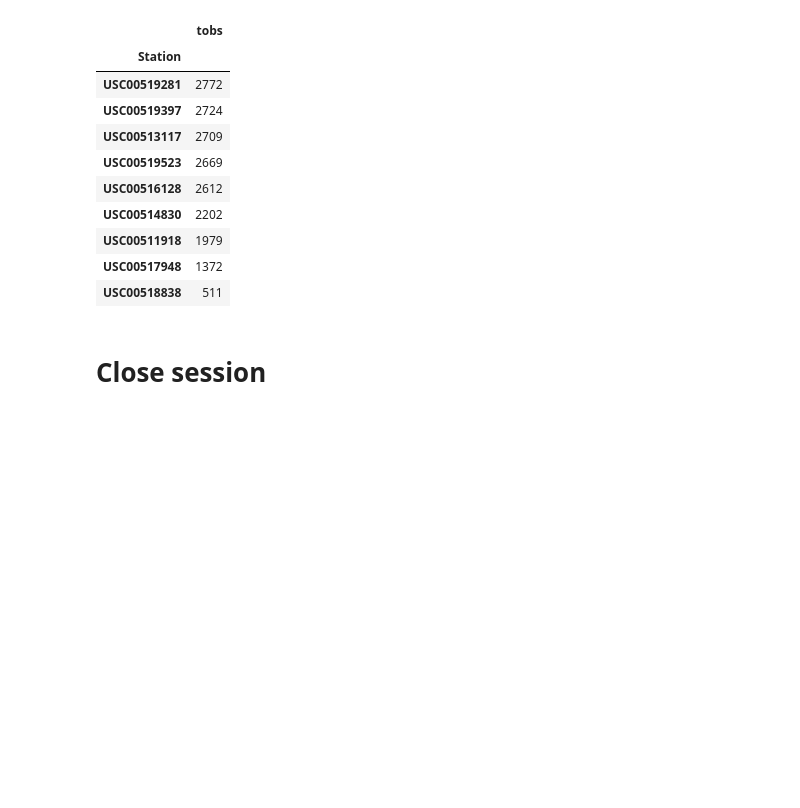
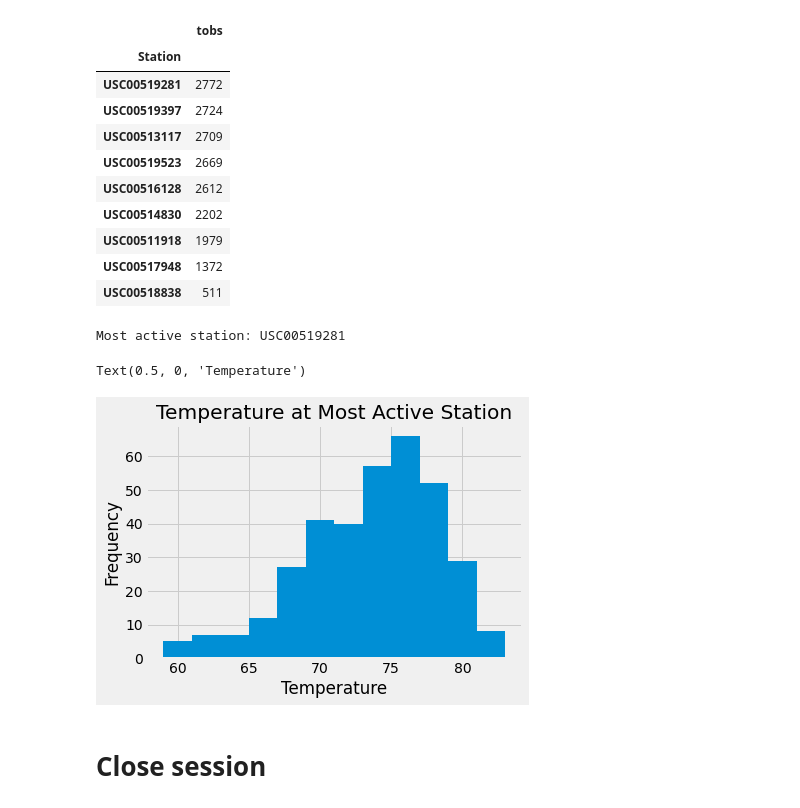
Before and after one commit to amberleeBME/sqlalchemy-challenge, a Jupyter notebook: climate.ipynb, the cells around one changed output. Cells and saved outputs as stored; diff of their text form; code cells hidden in the pictures; blank space fills up the shorter version.

Commit message:
Temperature Histogram

```diff
--- a/climate.ipynb
+++ b/climate.ipynb
@@ -140,13 +140,25 @@ df
 # %%
 # Using the most active station id from the previous query, calculate the lowest, highest, and average temperature.
 active_id=(df.first_valid_index())
+print(f'Most active station: {active_id}')
 station_active=session.query(*sel).filter_by(station=active_id)
 # select(func.min()).select_from(station_active)
 # active_df=pd.DataFrame(station_active,columns=['Station','tobs'])
 # active_df.describe()
+# %% [output]
+Most active station: USC00519281
 # %%
 # Using the most active station id
 # Query the last 12 months of temperature observation data for this station and plot the results as a histogram
+year_query2=station_active.filter(func.strftime("%Y-%m-%d",Measurement.date)>year_ago).all()
+df2=pd.DataFrame(year_query2,columns=['Station', 'tobs'])
+hist=df2.hist(bins=12, legend=False)
+plt.title('Temperature at Most Active Station')
+plt.ylabel('Frequency')
+plt.xlabel('Temperature')
+# %% [output]
+Text(0.5, 0, 'Temperature')
+[figure, added]
 # %% [markdown]
 # Close session
 # %%
```
